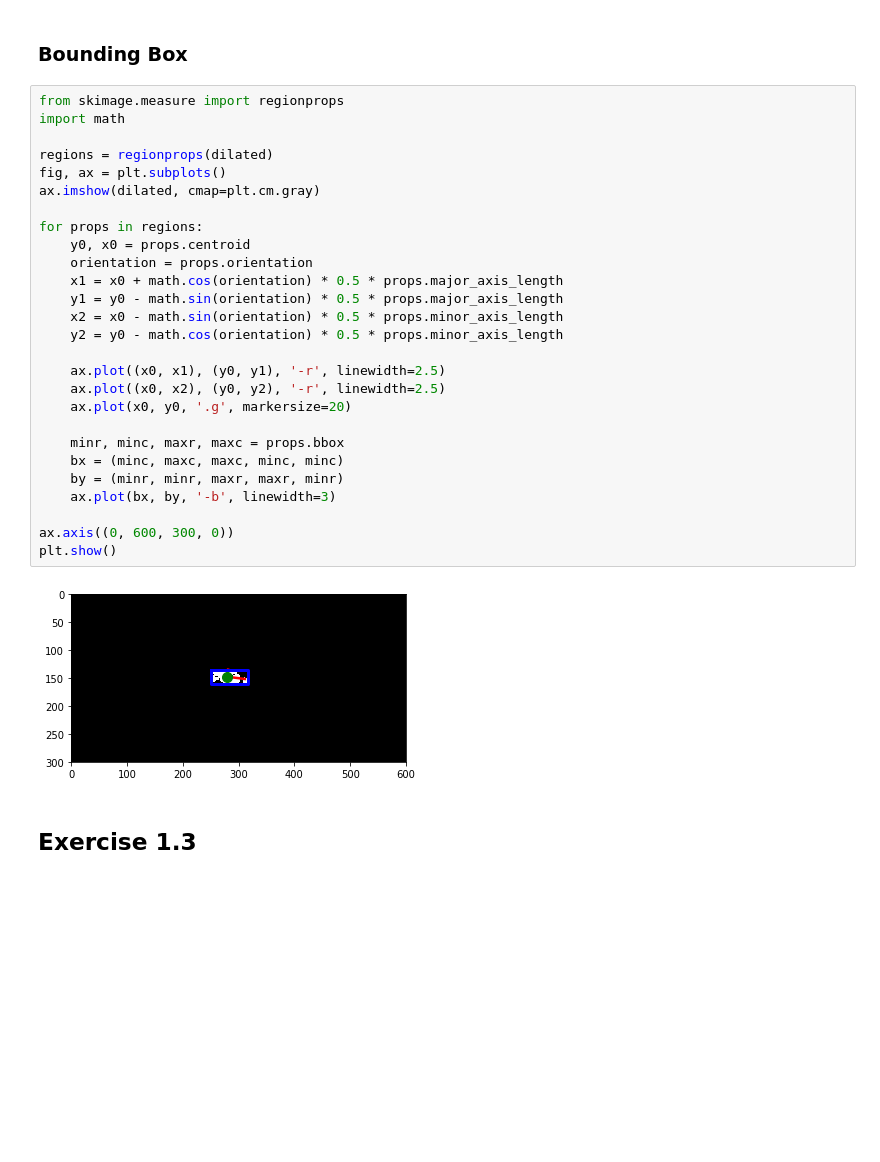
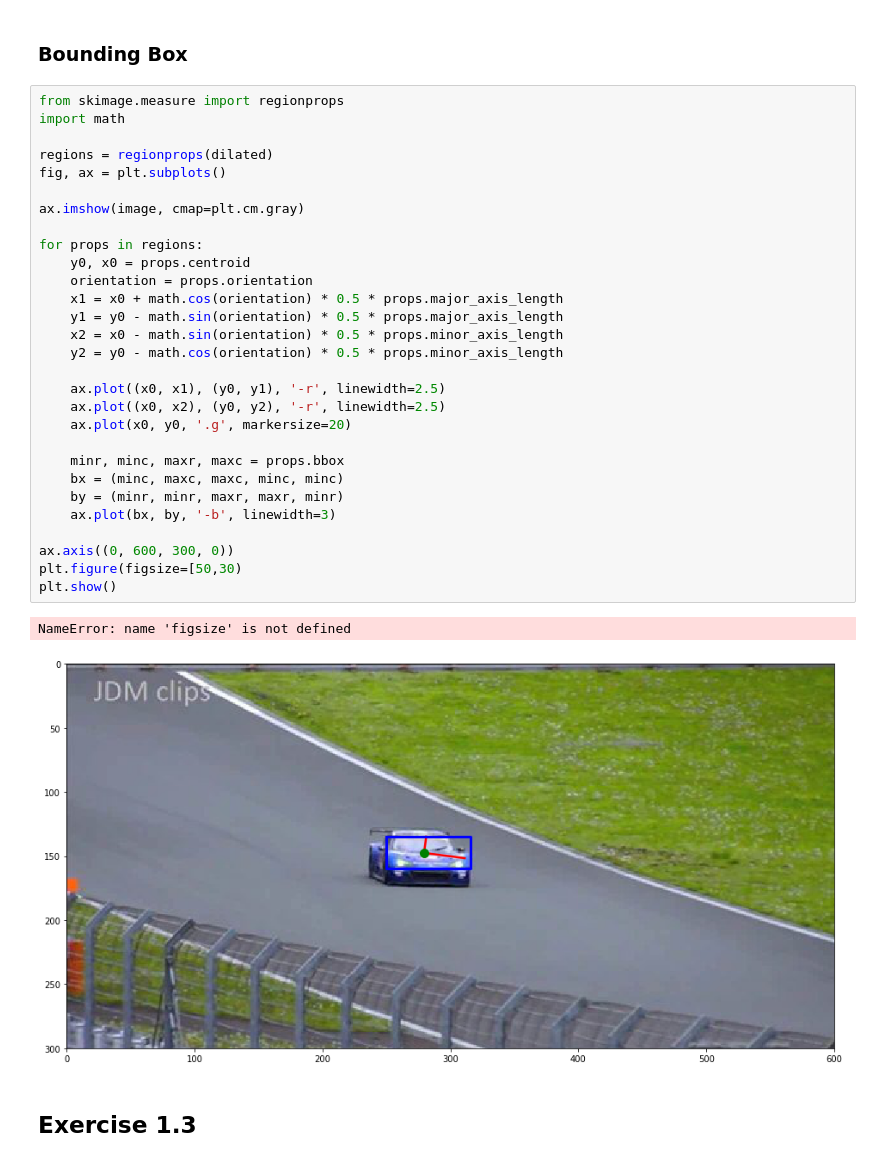
Before and after one commit to YJ14/Computer-Vision-2018, a Jupyter notebook: 01.ipynb, the cells around one changed output. Drawn from its saved outputs; the diff is of its cells as text; blank space fills up the shorter version.

Commit message:
bounding box figsize

```diff
--- a/01.ipynb
+++ b/01.ipynb
@@ -77,32 +77,35 @@ Number of components:
 # %%
 from skimage.measure import regionprops
 import math
 
 regions = regionprops(dilated)
 fig, ax = plt.subplots()
-ax.imshow(dilated, cmap=plt.cm.gray)
+
+ax.imshow(image, cmap=plt.cm.gray)
 
 for props in regions:
     y0, x0 = props.centroid
     orientation = props.orientation
     x1 = x0 + math.cos(orientation) * 0.5 * props.major_axis_length
     y1 = y0 - math.sin(orientation) * 0.5 * props.major_axis_length
     x2 = x0 - math.sin(orientation) * 0.5 * props.minor_axis_length
     y2 = y0 - math.cos(orientation) * 0.5 * props.minor_axis_length
 
     ax.plot((x0, x1), (y0, y1), '-r', linewidth=2.5)
     ax.plot((x0, x2), (y0, y2), '-r', linewidth=2.5)
     ax.plot(x0, y0, '.g', markersize=20)
 
     minr, minc, maxr, maxc = props.bbox
     bx = (minc, maxc, maxc, minc, minc)
     by = (minr, minr, maxr, maxr, minr)
     ax.plot(bx, by, '-b', linewidth=3)
 
 ax.axis((0, 600, 300, 0))
+plt.figure(figsize=[50,30)
 plt.show()
 # %% [output]
+NameError: name 'figsize' is not defined
-[figure, old version]
+[figure, new version]
 # %% [markdown]
 ## Exercise 1.3
 # %% [markdown]
```
